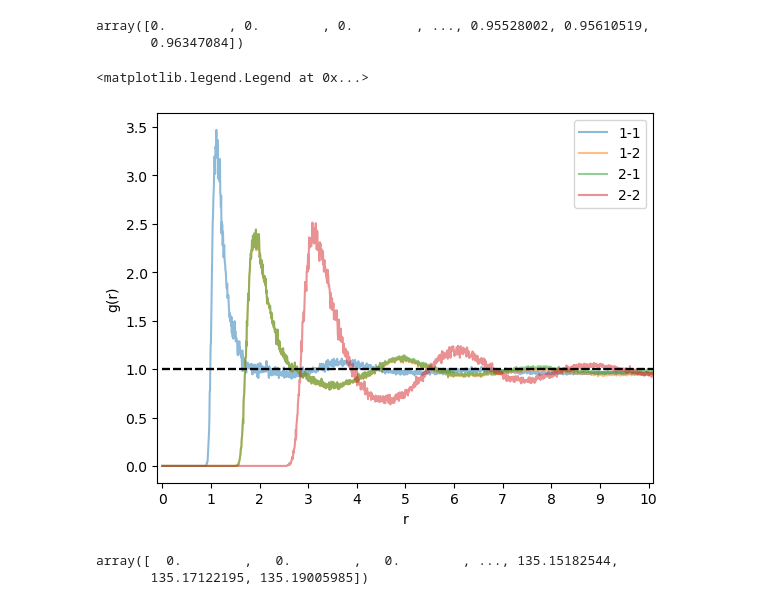
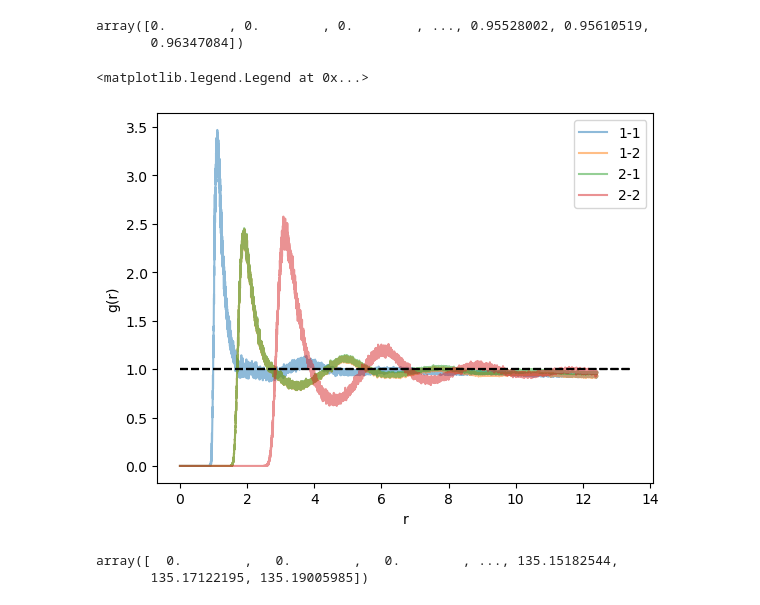
Before and after one commit to minu928/MDbrew, a Jupyter notebook: benchmark/rdf.ipynb, the cells around one changed output. Drawn from its saved outputs; the diff is of its cells as text; code cells hidden in the pictures.

```diff
--- a/benchmark/rdf.ipynb
+++ b/benchmark/rdf.ipynb
@@ -29,19 +29,19 @@ array([0.        , 0.        , 0.        , ..., 0.95528002, 0.95610519,
 # %%
 import numpy as np
 import matplotlib.pyplot as plt
 alp=0.5
-bins = 5
+bins = 1
 rdf_11.plot_g_r(bins = bins, label = '1-1', alpha=alp)
 rdf_12.plot_g_r(bins = bins, label = '1-2', alpha=alp)
 rdf_21.plot_g_r(bins = bins, label = "2-1", alpha=alp)
 rdf_22.plot_g_r(bins = bins, label = '2-2', alpha=alp)
-plt.xlim(-0.1,10.1)
-plt.xticks(np.arange(0,11,1))
+# plt.xlim(-0.1,10.1)
+# plt.xticks(np.arange(0,11,1))
 plt.tick_params(axis='x', which='minor',bottom=False)
 plt.legend()
 # %% [output]
 <matplotlib.legend.Legend at 0x...>
-[figure, old version]
+[figure, new version]
 # %%
 rdf_11.get_CN()
 rdf_12.get_CN()
```
Also changed, not shown: parts of 1 cell of this notebook, 1 other file.
